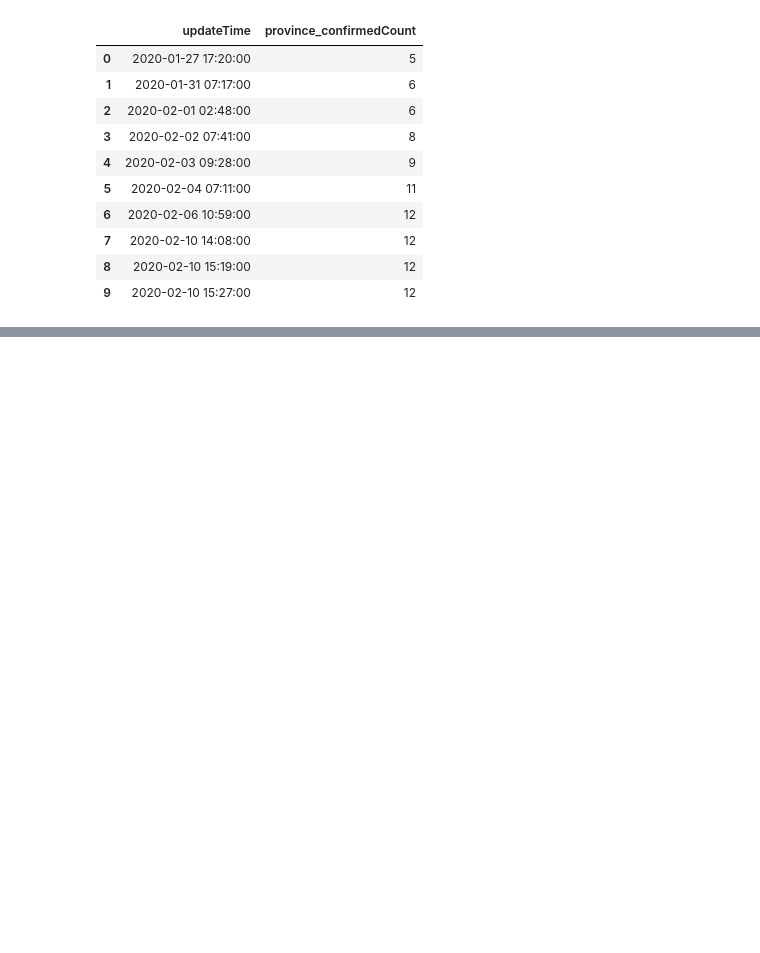
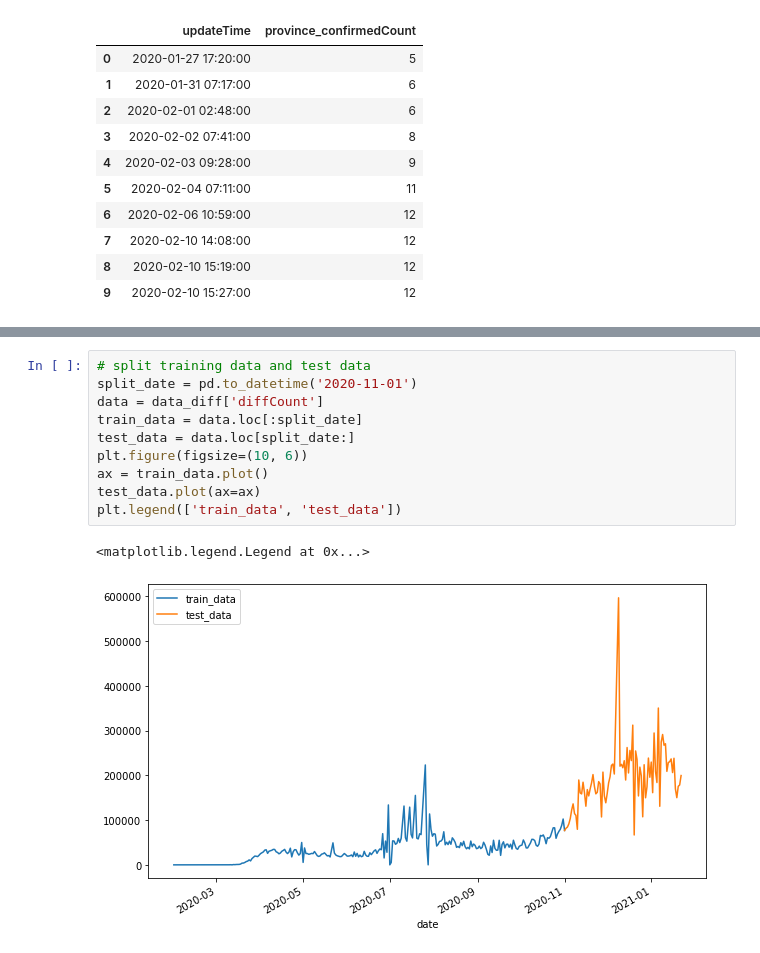
Before and after one commit to vcx15/TimeSeriesPrediction, a Jupyter notebook: TimeSeriesPrediction.ipynb, the cells around one changed output, grey strips where cells are left out. Drawn from its saved outputs; the diff is of its cells as text; blank space fills up the shorter version.

```diff
--- a/TimeSeriesPrediction.ipynb
+++ b/TimeSeriesPrediction.ipynb
@@ -60,0 +133,13 @@ plt.plot(data['updateTime'], data['province_confirmedCount'])
+# %%
+# split training data and test data
+split_date = pd.to_datetime('2020-11-01')
+data = data_diff['diffCount']
+train_data = data.loc[:split_date]
+test_data = data.loc[split_date:]
+plt.figure(figsize=(10, 6))
+ax = train_data.plot()
+test_data.plot(ax=ax)
+plt.legend(['train_data', 'test_data'])
+# %% [output]
+<matplotlib.legend.Legend at 0x...>
+[figure, added]
```
Also changed, not shown: parts of 12 cells of this notebook.
